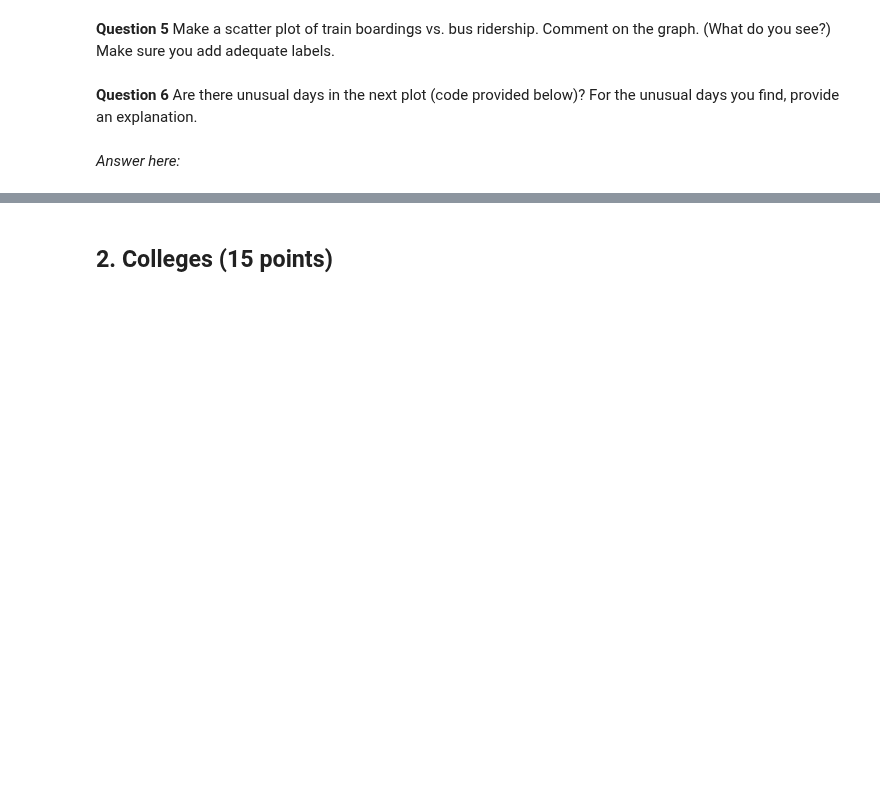
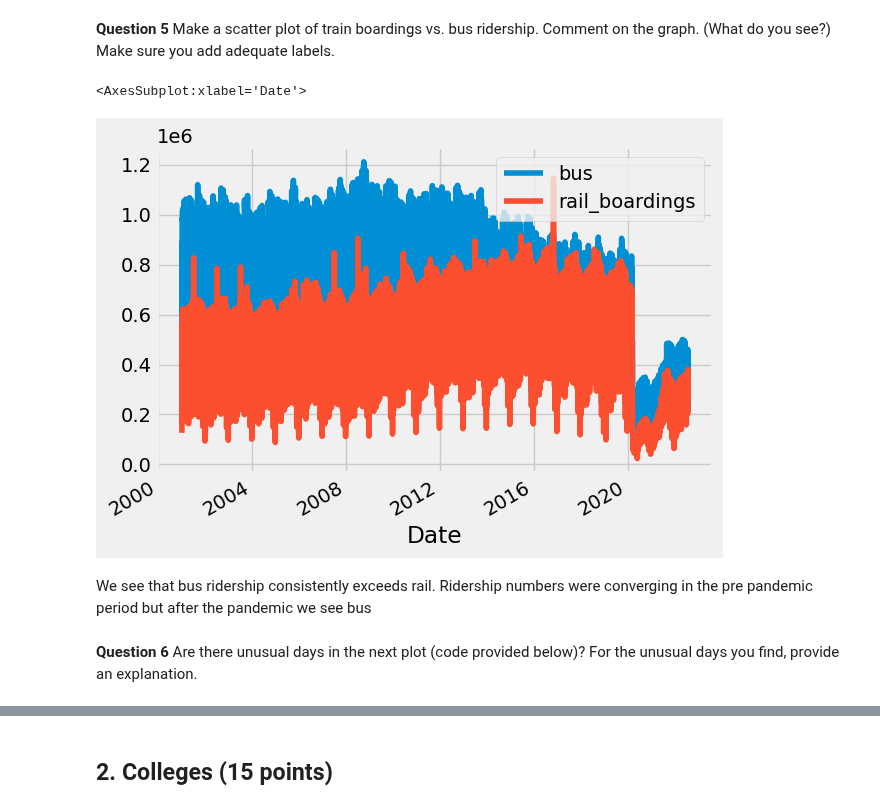
Before and after one commit to mattzhao-R/data-118, a Jupyter notebook: hw/HW03_FALL22.ipynb, the cells around one changed output, grey strips where cells are left out. Drawn from its saved outputs; the diff is of its cells as text; code cells hidden in the pictures; blank space fills up the shorter version.

```diff
--- a/hw/HW03_FALL22.ipynb
+++ b/hw/HW03_FALL22.ipynb
@@ -71,6 +123,11 @@ By approximately how much has ridership fallen from 2019 to 2022?
 # %% [markdown]
 **Question 5** Make a scatter plot of train boardings vs. bus ridership.  Comment on the graph.  (What do you see?)  Make sure you add adequate labels.
+# %%
+cta[['Date','bus','rail_boardings']].plot('Date')
+# %% [output]
+<AxesSubplot:xlabel='Date'>
+[figure, added]
+# %% [markdown]
+We see that bus ridership consistently exceeds rail. Ridership numbers were converging in the pre pandemic period but after the pandemic we see bus
 # %% [markdown]
 **Question 6** Are there unusual days in the next plot (code provided below)? For the unusual days you find, provide an explanation.
-# %% [markdown]
-*Answer here:*
```
Also changed, not shown: parts of 40 cells of this notebook, 2 other files.
